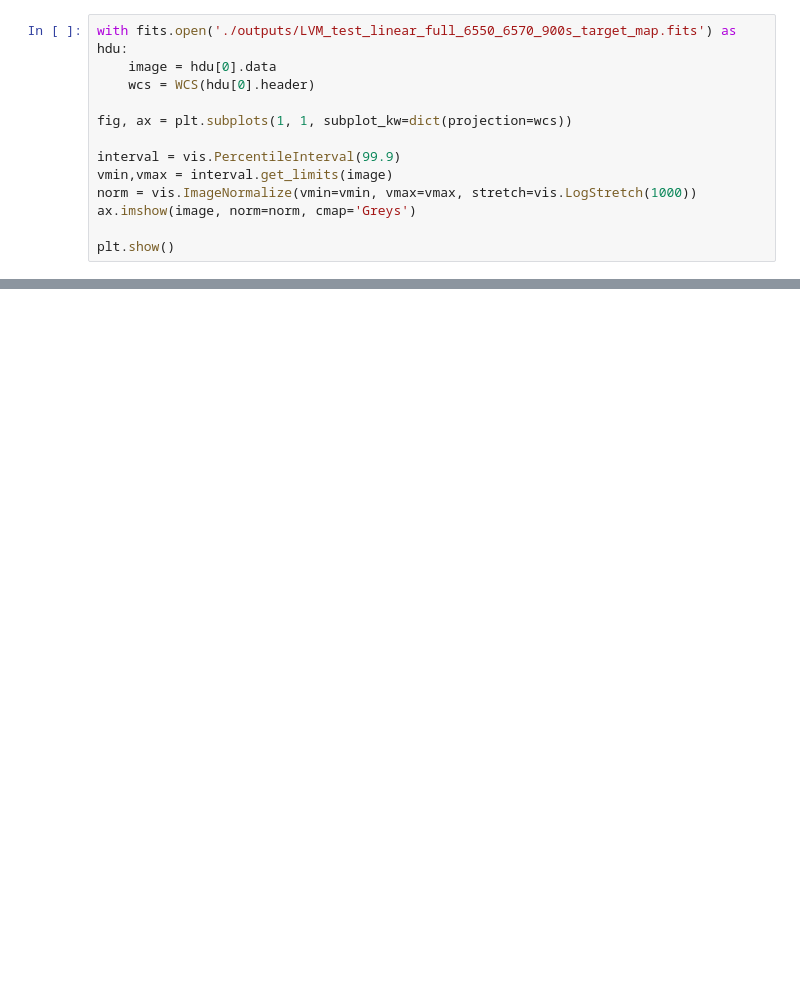
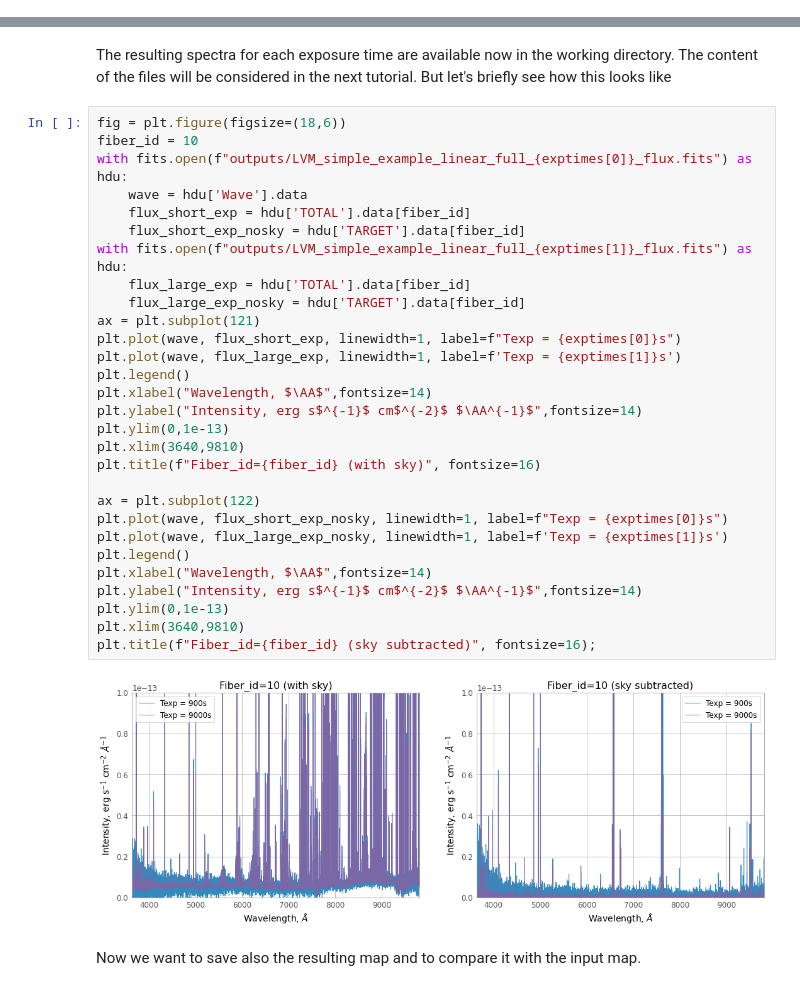
Before and after one commit to sdss/lvmdatasimulator, a Jupyter notebook: examples/LVM_data_simulator_tutorial3.ipynb, the cells around one changed output, grey strips where cells are left out. Saved outputs shown, nothing was run; the diff lists cells and outputs as text; blank space fills up the shorter version.

Commit message:
Adding new tutorial, and renaming them

```diff
--- a/examples/LVM_data_simulator_tutorial3.ipynb
+++ b/examples/LVM_data_simulator_tutorial3.ipynb
@@ -294,13 +0,0 @@ Also these images contain a single extension, and they can easily be opened by D
-# %%
-with fits.open('./outputs/LVM_test_linear_full_6550_6570_900s_target_map.fits') as hdu:
-    image = hdu[0].data
-    wcs = WCS(hdu[0].header)
-
-fig, ax = plt.subplots(1, 1, subplot_kw=dict(projection=wcs))
-
-interval = vis.PercentileInterval(99.9)
-vmin,vmax = interval.get_limits(image)
-norm = vis.ImageNormalize(vmin=vmin, vmax=vmax, stretch=vis.LogStretch(1000))
-ax.imshow(image, norm=norm, cmap='Greys')
-
-plt.show()
@@ -344,0 +337,35 @@ This concludes the tutorial.
+# %% [markdown]
+The resulting spectra for each exposure time are available now in the working directory. The content of the files will be considered in the next tutorial. But let's briefly see how this looks like
+# %%
+fig = plt.figure(figsize=(18,6))
+fiber_id = 10
+with fits.open(f"outputs/LVM_simple_example_linear_full_{exptimes[0]}_flux.fits") as hdu:
+    wave = hdu['Wave'].data
+    flux_short_exp = hdu['TOTAL'].data[fiber_id]
+    flux_short_exp_nosky = hdu['TARGET'].data[fiber_id]
+with fits.open(f"outputs/LVM_simple_example_linear_full_{exptimes[1]}_flux.fits") as hdu:
+    flux_large_exp = hdu['TOTAL'].data[fiber_id]
+    flux_large_exp_nosky = hdu['TARGET'].data[fiber_id]
+ax = plt.subplot(121)
+plt.plot(wave, flux_short_exp, linewidth=1, label=f"Texp = {exptimes[0]}s")
+plt.plot(wave, flux_large_exp, linewidth=1, label=f'Texp = {exptimes[1]}s')
+plt.legend()
+plt.xlabel("Wavelength, $\AA$",fontsize=14)
+plt.ylabel("Intensity, erg s$^{-1}$ cm$^{-2}$ $\AA^{-1}$",fontsize=14)
+plt.ylim(0,1e-13)
+plt.xlim(3640,9810)
+plt.title(f"Fiber_id={fiber_id} (with sky)", fontsize=16)
+
+ax = plt.subplot(122)
+plt.plot(wave, flux_short_exp_nosky, linewidth=1, label=f"Texp = {exptimes[0]}s")
+plt.plot(wave, flux_large_exp_nosky, linewidth=1, label=f'Texp = {exptimes[1]}s')
+plt.legend()
+plt.xlabel("Wavelength, $\AA$",fontsize=14)
+plt.ylabel("Intensity, erg s$^{-1}$ cm$^{-2}$ $\AA^{-1}$",fontsize=14)
+plt.ylim(0,1e-13)
+plt.xlim(3640,9810)
+plt.title(f"Fiber_id={fiber_id} (sky subtracted)", fontsize=16);
+# %% [output]
+[figure, added]
+# %% [markdown]
+Now we want to save also the resulting map and to compare it with the input map.
```
Also changed, not shown: parts of 113 cells of this notebook, 3 other files.
